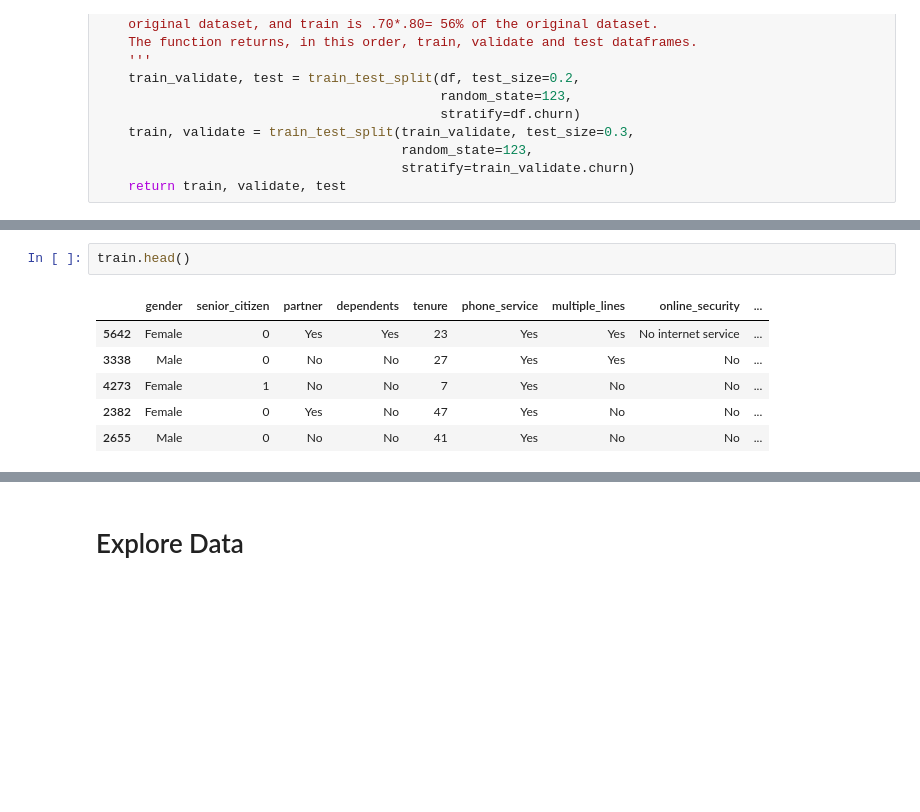
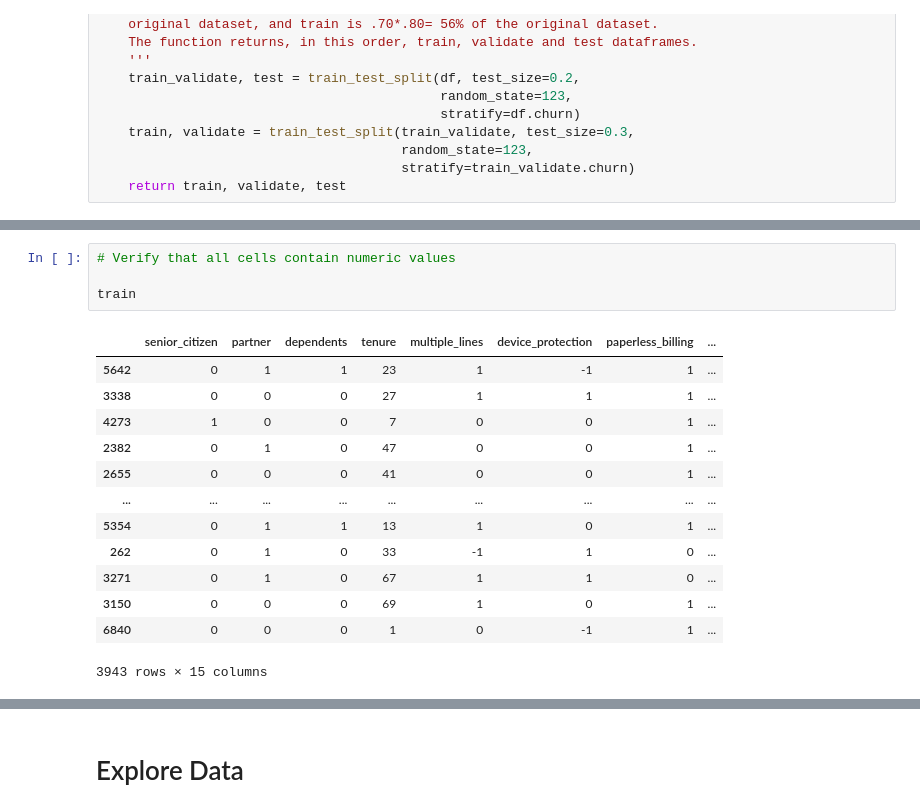
Before and after one commit to ian-james-johnson/classification_project, a Jupyter notebook: initial_classification_project.ipynb, the cells around one changed output, grey strips where cells are left out. Cells and saved outputs as stored; diff of their text form; blank space fills up the shorter version.

```diff
--- a/initial_classification_project.ipynb
+++ b/initial_classification_project.ipynb
@@ -255,9 +295,18 @@ test     -> (1409, 20)
 # %%
-train.head()
+# Verify that all cells contain numeric values
+
+train
 # %% [output]
-|  | gender | senior_citizen | partner | dependents | tenure | phone_service | multiple_lines | online_security | ... |
-| 5642 | Female | 0 | Yes | Yes | 23 | Yes | Yes | No internet service | ... |
-| 3338 | Male | 0 | No | No | 27 | Yes | Yes | No | ... |
-| 4273 | Female | 1 | No | No | 7 | Yes | No | No | ... |
-| 2382 | Female | 0 | Yes | No | 47 | Yes | No | No | ... |
-| 2655 | Male | 0 | No | No | 41 | Yes | No | No | ... |
+|  | senior_citizen | partner | dependents | tenure | multiple_lines | device_protection | paperless_billing | ... |
+| 5642 | 0 | 1 | 1 | 23 | 1 | -1 | 1 | ... |
+| 3338 | 0 | 0 | 0 | 27 | 1 | 1 | 1 | ... |
+| 4273 | 1 | 0 | 0 | 7 | 0 | 0 | 1 | ... |
+| 2382 | 0 | 1 | 0 | 47 | 0 | 0 | 1 | ... |
+| 2655 | 0 | 0 | 0 | 41 | 0 | 0 | 1 | ... |
+| ... | ... | ... | ... | ... | ... | ... | ... | ... |
+| 5354 | 0 | 1 | 1 | 13 | 1 | 0 | 1 | ... |
+| 262 | 0 | 1 | 0 | 33 | -1 | 1 | 0 | ... |
+| 3271 | 0 | 1 | 0 | 67 | 1 | 1 | 0 | ... |
+| 3150 | 0 | 0 | 0 | 69 | 1 | 0 | 1 | ... |
+| 6840 | 0 | 0 | 0 | 1 | 0 | -1 | 1 | ... |
+3943 rows × 15 columns
```
Also changed, not shown: parts of 21 cells of this notebook, 1 other file.
